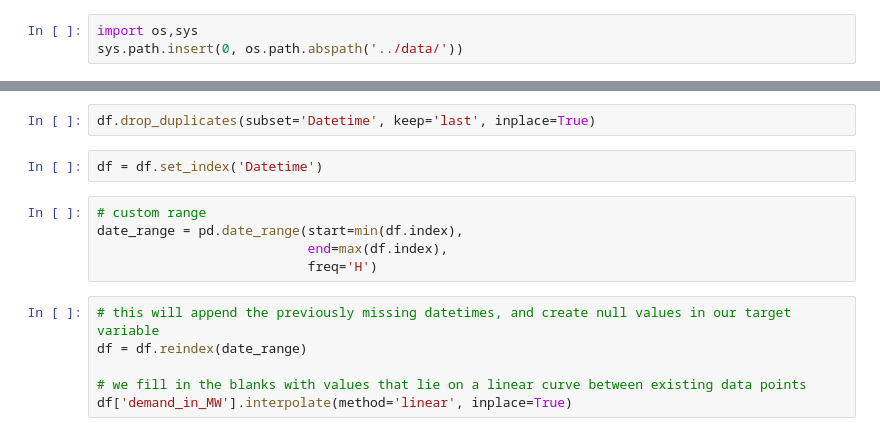
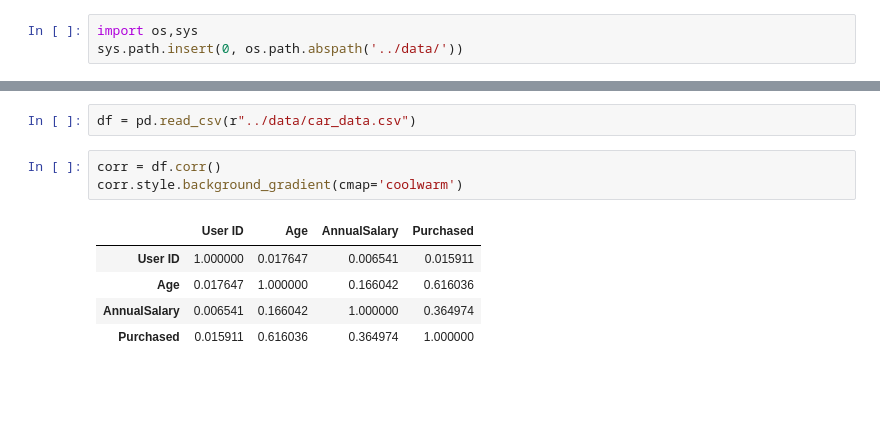
Before and after one commit to liartem/mlops-zoomcamp, a Jupyter notebook: final_project/src/EDA.ipynb, the cells around one changed output, grey strips where cells are left out. Saved outputs shown, nothing was run; the diff lists cells and outputs as text; blank space fills up the shorter version.

```diff
--- a/final_project/src/EDA.ipynb
+++ b/final_project/src/EDA.ipynb
@@ -31,15 +12,11 @@ df.rename(columns={'PJME_MW':'demand_in_MW'}, inplace=True)
-# %%
-df.drop_duplicates(subset='Datetime', keep='last', inplace=True)
-# %%
-df = df.set_index('Datetime')
-# %%
-# custom range
-date_range = pd.date_range(start=min(df.index),
-                           end=max(df.index),
-                           freq='H')
-# %%
-# this will append the previously missing datetimes, and create null values in our target variable
-df = df.reindex(date_range)
-
-# we fill in the blanks with values that lie on a linear curve between existing data points
-df['demand_in_MW'].interpolate(method='linear', inplace=True)
+# %%
+df = pd.read_csv(r"../data/car_data.csv")
+# %%
+corr = df.corr()
+corr.style.background_gradient(cmap='coolwarm')
+# %% [output]
+|  | User ID | Age | AnnualSalary | Purchased |
+| User ID | 1.000000 | 0.017647 | 0.006541 | 0.015911 |
+| Age | 0.017647 | 1.000000 | 0.166042 | 0.616036 |
+| AnnualSalary | 0.006541 | 0.166042 | 1.000000 | 0.364974 |
+| Purchased | 0.015911 | 0.616036 | 0.364974 | 1.000000 |
```
Also changed, not shown: parts of 11 cells of this notebook, 6 other files.
